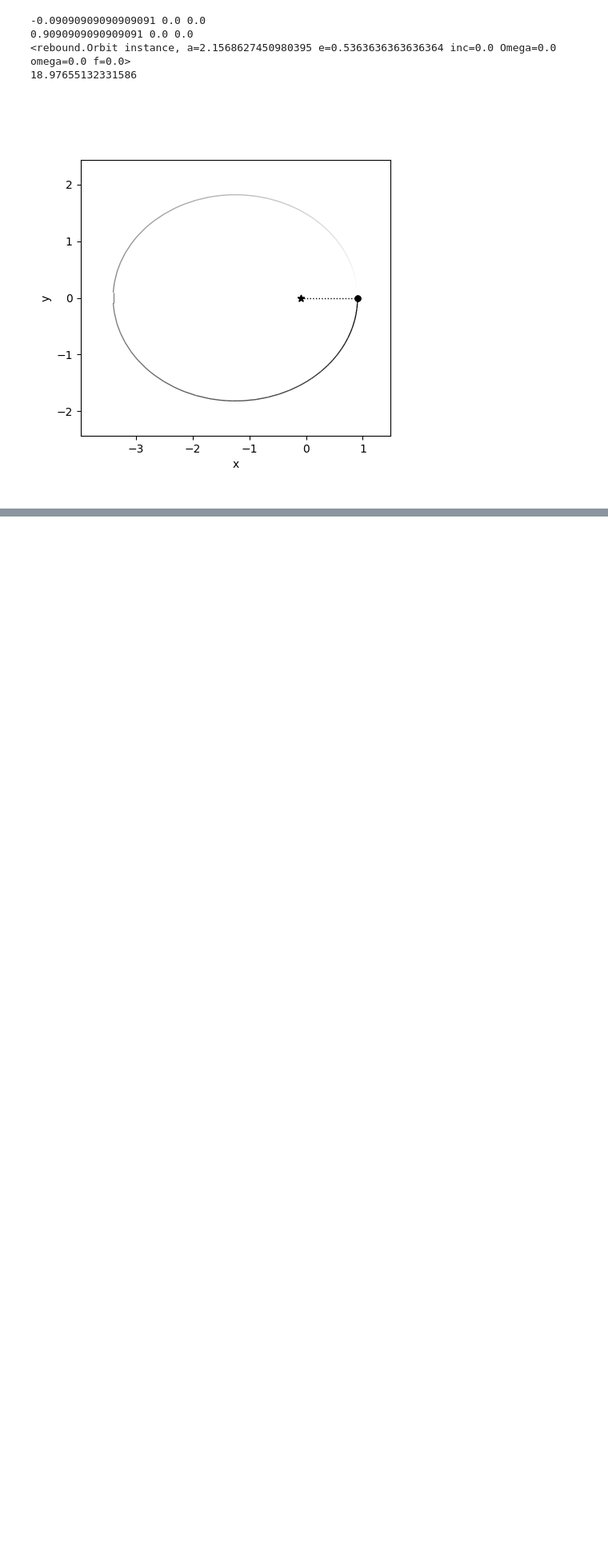
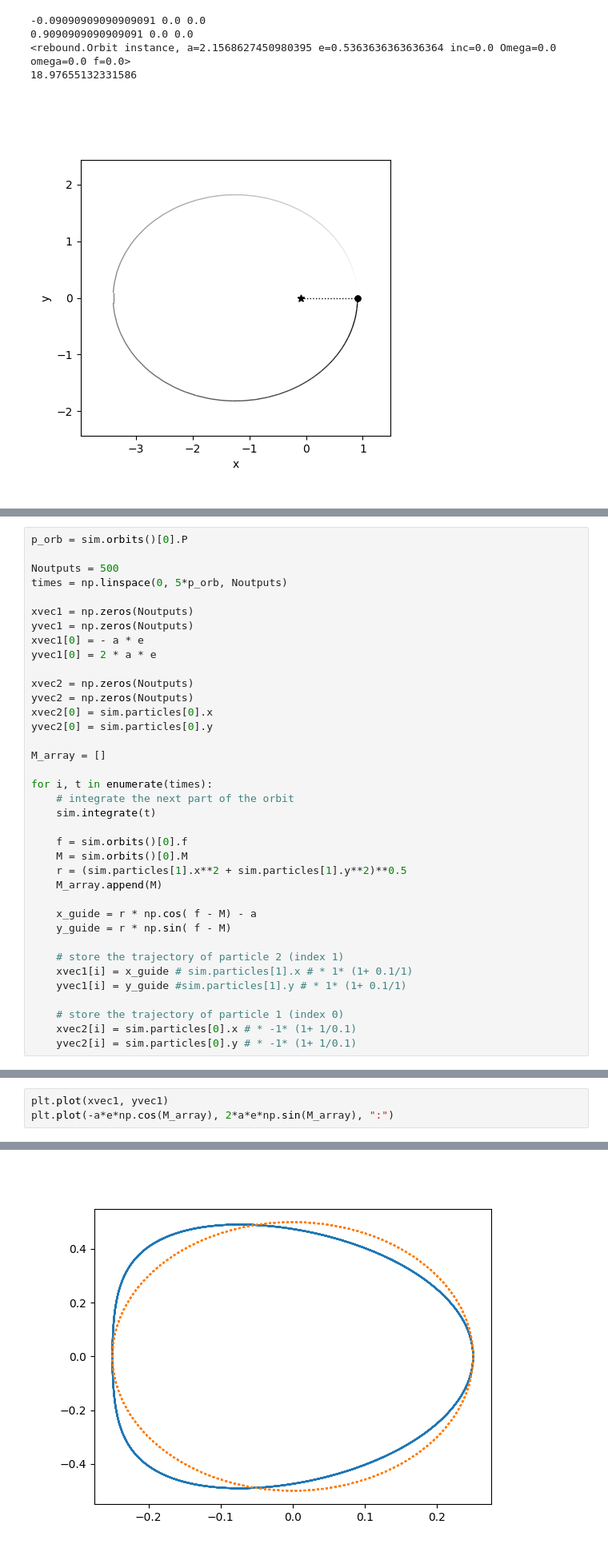
Before and after one commit to astronamanj/Physics-633, a Jupyter notebook: week-work/w1-two-body-prob/starting.ipynb, the cells around one changed output, grey strips where cells are left out. Shown at 80% size. Saved outputs shown, nothing was run; the diff lists cells and outputs as text; blank space fills up the shorter version.

```diff
--- a/week-work/w1-two-body-prob/starting.ipynb
+++ b/week-work/w1-two-body-prob/starting.ipynb
@@ -88,0 +102,37 @@ for i, t in enumerate(times):
+# %%
+p_orb = sim.orbits()[0].P
+
+Noutputs = 500
+times = np.linspace(0, 5*p_orb, Noutputs)
+
+xvec1 = np.zeros(Noutputs)
+yvec1 = np.zeros(Noutputs)
+xvec1[0] = - a * e
+yvec1[0] = 2 * a * e
+
+xvec2 = np.zeros(Noutputs)
+yvec2 = np.zeros(Noutputs)
+xvec2[0] = sim.particles[0].x
+yvec2[0] = sim.particles[0].y
+
+M_array = []
+
+for i, t in enumerate(times):
+    # integrate the next part of the orbit
+    sim.integrate(t)
+
+    f = sim.orbits()[0].f
+    M = sim.orbits()[0].M
+    r = (sim.particles[1].x**2 + sim.particles[1].y**2)**0.5
+    M_array.append(M)
+
+    x_guide = r * np.cos( f - M) - a
+    y_guide = r * np.sin( f - M)
+
+    # store the trajectory of particle 2 (index 1)
+    xvec1[i] = x_guide # sim.particles[1].x # * 1* (1+ 0.1/1)
+    yvec1[i] = y_guide #sim.particles[1].y # * 1* (1+ 0.1/1)
+
+    # store the trajectory of particle 1 (index 0)
+    xvec2[i] = sim.particles[0].x # * -1* (1+ 1/0.1)
+    yvec2[i] = sim.particles[0].y # * -1* (1+ 1/0.1)
@@ -88,0 +143,4 @@ for i, t in enumerate(times):
+# %%
+plt.plot(xvec1, yvec1)
+plt.plot(-a*e*np.cos(M_array), 2*a*e*np.sin(M_array), ":")
+# %% [output]
@@ -88,0 +148 @@ for i, t in enumerate(times):
+[figure, added]
```
Also changed, not shown: parts of 8 cells of this notebook.
